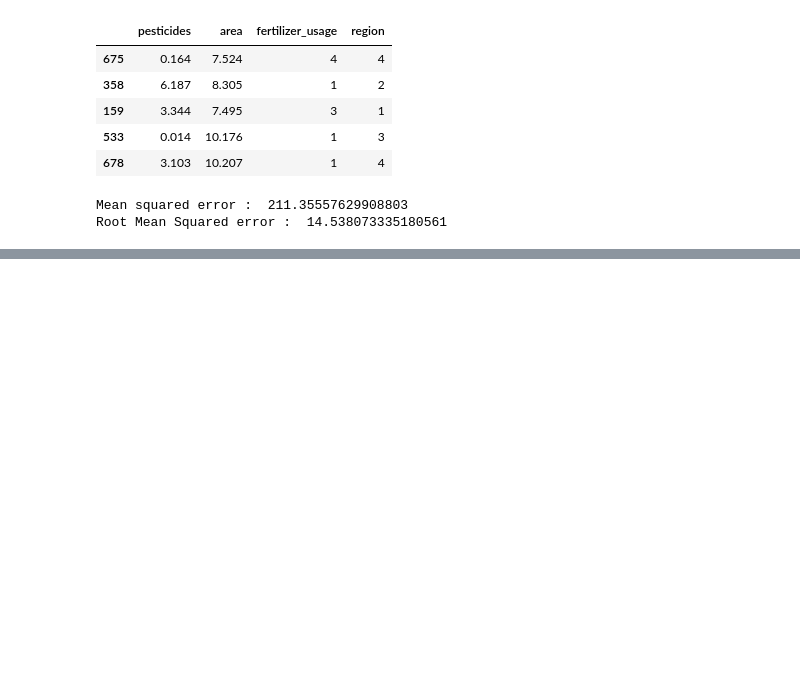
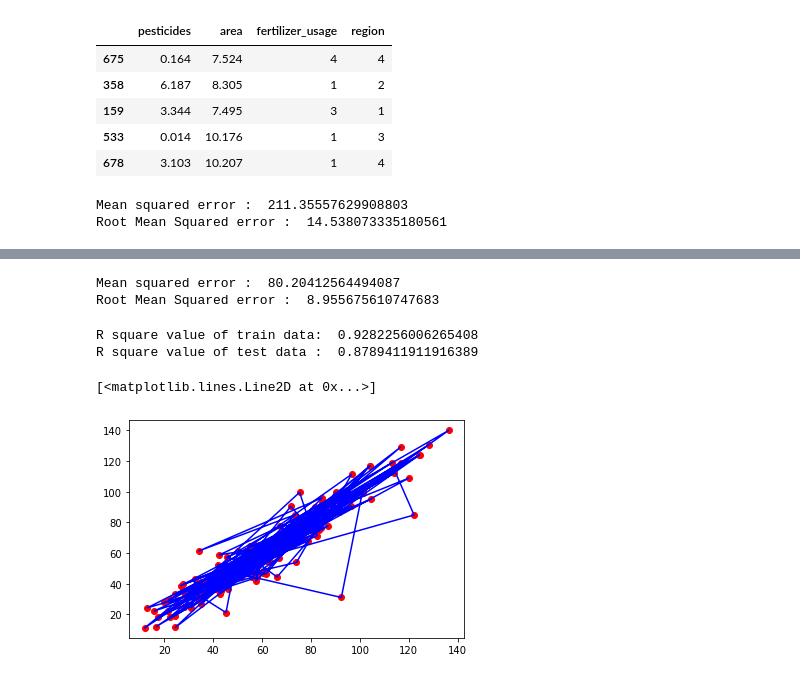
Before and after one commit to Akshaj000/CropYieldPrediction-LinearRegression, a Jupyter notebook: notebook.ipynb, the cells around one changed output, grey strips where cells are left out. Drawn from its saved outputs; the diff is of its cells as text; code cells hidden in the pictures; blank space fills up the shorter version.

```diff
--- a/notebook.ipynb
+++ b/notebook.ipynb
@@ -786,0 +893,26 @@ R square value of train data:  0.6464680867924696  R square value of test data:
+# %%
+poly_reg4=PolynomialFeatures(degree=4)
+X_train_poly=poly_reg4.fit_transform(X_train)
+lin_reg_4=LinearRegression()
+lin_reg_4.fit(X_train_poly,y_train)
+X_test_poly=poly_reg4.fit_transform(X_test)
+y_test_pred=lin_reg_4.predict(X_test_poly)
+# %%
+print("Mean squared error : ",mean_squared_error(y_test, y_test_pred))
+print("Root Mean Squared error : ",math.sqrt(mean_squared_error(y_test, y_test_pred)))
+# %% [output]
+Mean squared error :  80.20412564494087
+Root Mean Squared error :  8.955675610747683
+# %%
+r2_score_train=lin_reg_4.score(X_train_poly,y_train)
+r2_score_test=lin_reg_4.score(X_test_poly,y_test)
+print("R square value of train data: ",r2_score_train,"\nR square value of test data : ",r2_score_test)
+# %% [output]
+R square value of train data:  0.9282256006265408
+R square value of test data :  0.8789411911916389
+# %%
+plt.scatter(y_test_pred, y_test, color = 'red')
+plt.plot(y_test_pred, y_test, color = 'blue')
+# %% [output]
+[<matplotlib.lines.Line2D at 0x...>]
+[figure, added]
```
Also changed, not shown: parts of 42 cells of this notebook.
